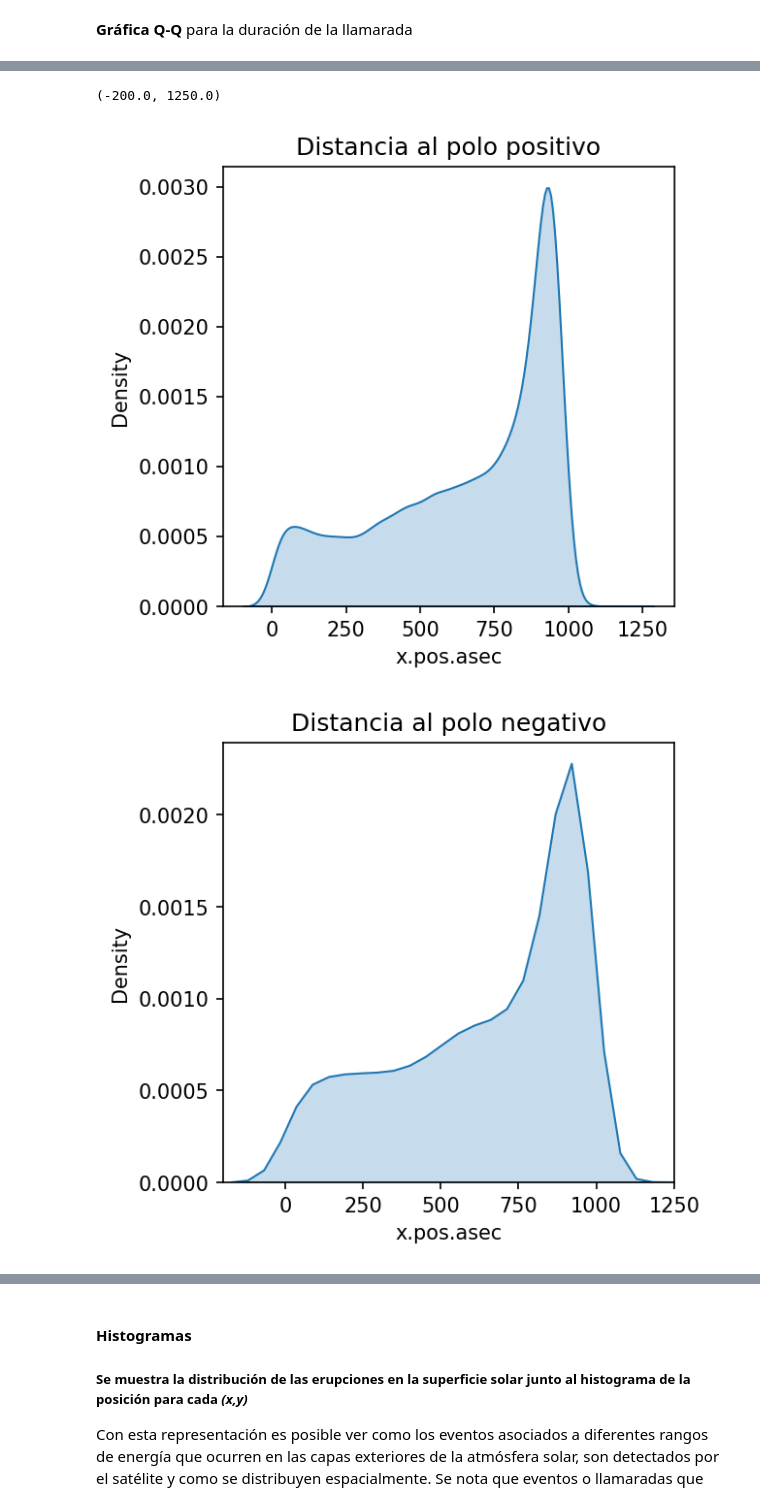
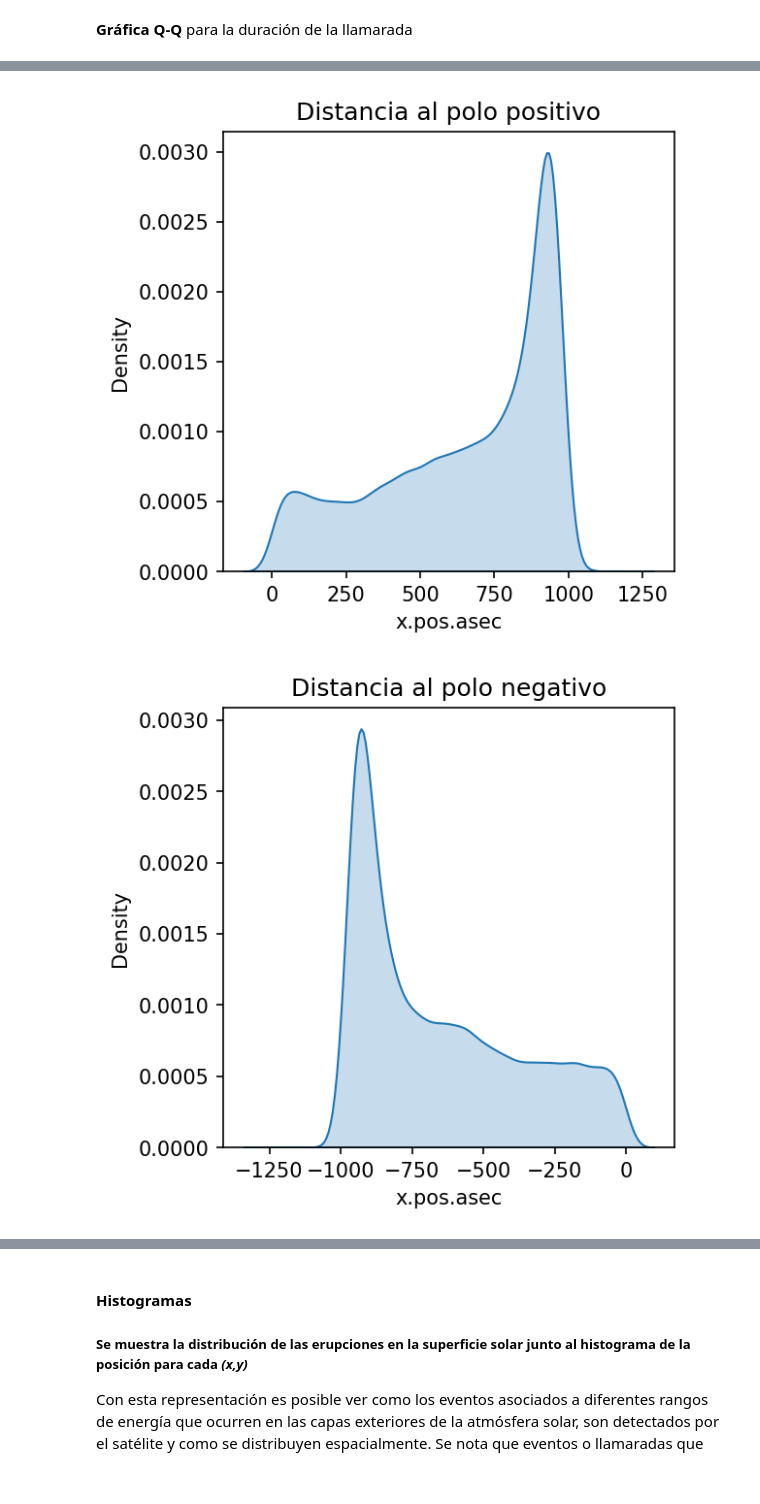
Before and after one commit to Exploratory-Data-Analiysis/Exam_1, a Jupyter notebook: ParcialFC.ipynb, the cells around one changed output, grey strips where cells are left out. Saved outputs shown, nothing was run; the diff lists cells and outputs as text; code cells hidden in the pictures.

```diff
--- a/ParcialFC.ipynb
+++ b/ParcialFC.ipynb
@@ -42,12 +42,16 @@ for i in df['energy.kev']:
     Emax.append(float(result[1]))
     Eprom.append((float(result[0]) + float(result[1]))/2)
 
-df['Emax.kev'] = Emax
+# df['Emax.kev'] = Emax
 df['Eprom.kev'] = Eprom
-df['log(duration.s)'] = np.log(df['duration.s'])
-df['log(flare)'] = np.log(df['flare'])
+# df['log(duration.s)'] = np.log(df['duration.s'])
+# df = df.drop(['duration.s'], axis=1)
+# df['log(flare)'] = np.log(df['flare'])
 
-
+### El dataFrame no contiene energías de 3-6 keV correspondientes a la radiación de fondo. Tanto la posición x,y
+### como la distancia radial son iguales a 0
+df = df[df['radial'] < 4000]
+df = df[df['energy.kev'] != '3-6']
 
 def filtro(data, Lbanderas): # Filtro por bandera
     for bandera in Lbanderas:
@@ -95,15 +99,16 @@ plt.show()
 # %%
+# dfpos = df[df['x.pos.asec'] > 0]
+dfpos = df
+
 dfpos = df[df['x.pos.asec'] > 0]
-
 plt.figure(figsize=(4,4), dpi = 150)
 sns.kdeplot(data=dfpos.sort_values('Eprom.kev'), x='x.pos.asec',  fill=True)
 plt.title('Distancia al polo positivo')
 
 dfpos = df[df['x.pos.asec'] < 0]
-dfpos['x.pos.asec'] = np.abs(dfpos['x.pos.asec'])
+# dfpos['x.pos.asec'] = np.abs(dfpos['x.pos.asec'])
 
 plt.figure(figsize=(4,4), dpi = 150)
 sns.kdeplot(data=dfpos.sort_values('Eprom.kev'), x='x.pos.asec',  fill=True)
 plt.title('Distancia al polo negativo')
-plt.xlim(-200, 1250)
 # %% [output]
@@ -115,5 +116,4 @@ See the caveats in the documentation: https://pandas.pydata.org/pandas-docs/stab
-(-200.0, 1250.0)
 [figure]
-[figure, old version]
+[figure, new version]
 # %% [markdown]
 ### Análisis primario de los datos
```
Also changed, not shown: parts of 26 cells of this notebook.
